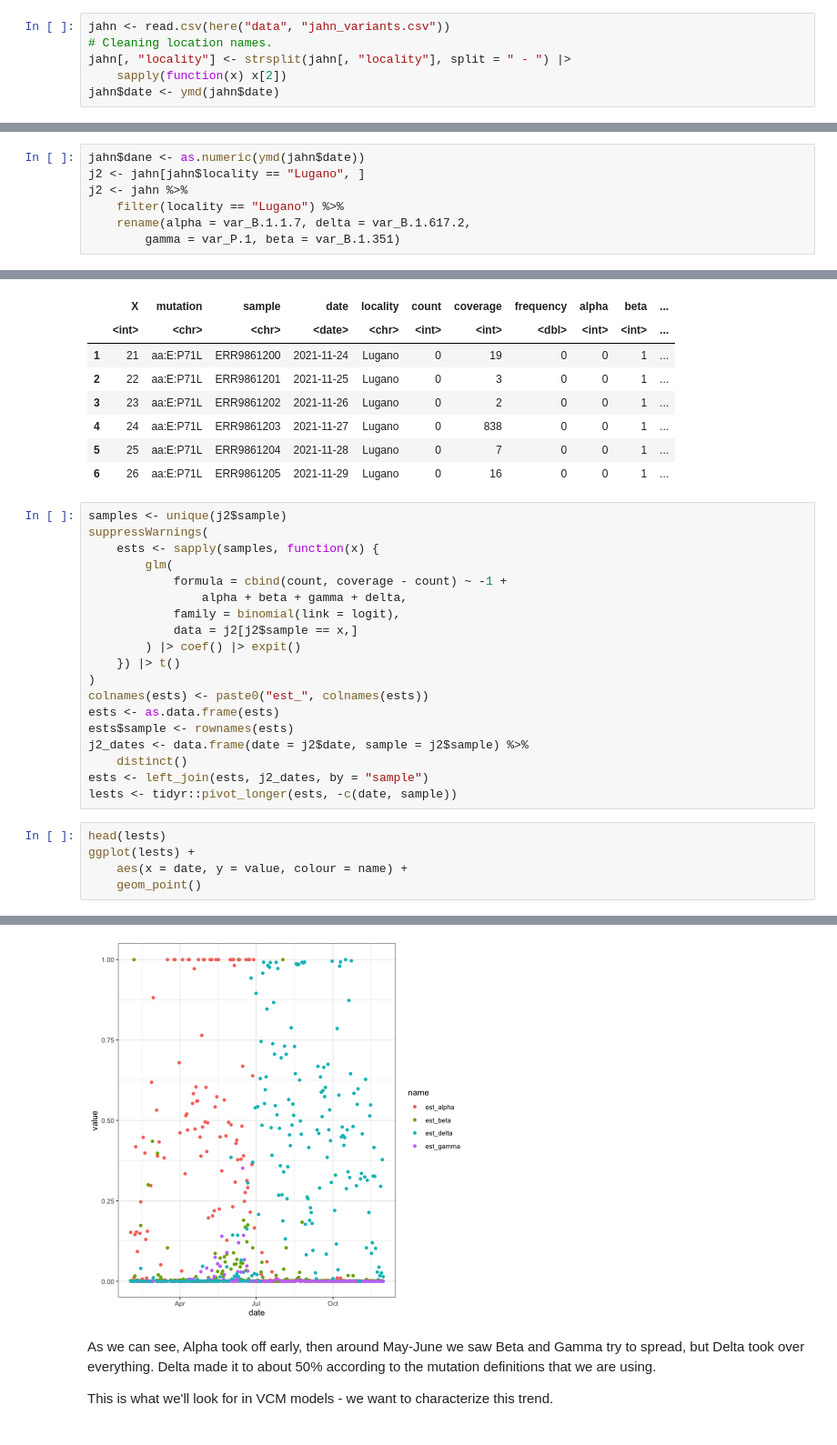
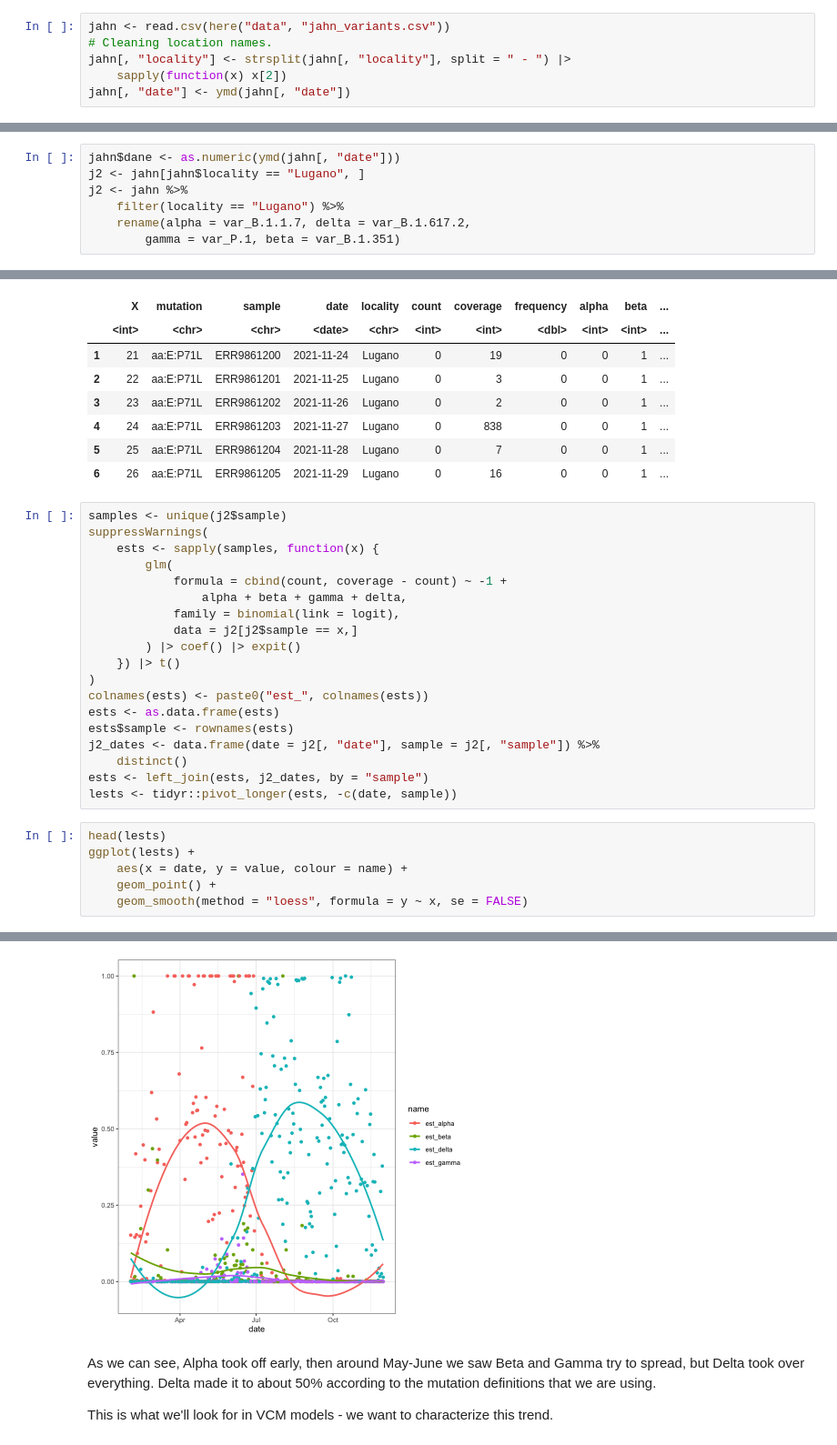
Before and after one commit to DASL-Lab/lineage-proportion-estimators, a Jupyter notebook: notebooks/varying-coefficient-model.ipynb, the cells around one changed output, grey strips where cells are left out. Shown at 91% size. Drawn from its saved outputs; the diff is of its cells as text.

```diff
--- a/notebooks/varying-coefficient-model.ipynb
+++ b/notebooks/varying-coefficient-model.ipynb
@@ -15,7 +15,7 @@ jahn <- read.csv(here("data", "jahn_variants.csv"))
 # Cleaning location names.
 jahn[, "locality"] <- strsplit(jahn[, "locality"], split = " - ") |>
     sapply(function(x) x[2])
-jahn$date <- ymd(jahn$date)
+jahn[, "date"] <- ymd(jahn[, "date"])
 # %%
 ggplot(jahn) +
     aes(x = ymd(date), y = frequency, colour = mutation) +
@@ -38,7 +38,7 @@ A data.frame: 6 × 12
 | 5 | 5 | aa:E:P71L | ERR5922202 | 2021-02-07 | Lausanne | 1 | 4953 | 0.0002018978 | 0 | 1 | ... |
 | 6 | 6 | aa:E:P71L | ERR5922203 | 2021-02-06 | Lausanne | 0 | 11 | 0.0000000000 | 0 | 1 | ... |
 # %%
-jahn$dane <- as.numeric(ymd(jahn$date))
+jahn$dane <- as.numeric(ymd(jahn[, "date"]))
 j2 <- jahn[jahn$locality == "Lugano", ]
 j2 <- jahn %>%
     filter(locality == "Lugano") %>%
@@ -91,26 +91,27 @@ suppressWarnings(
 colnames(ests) <- paste0("est_", colnames(ests))
 ests <- as.data.frame(ests)
 ests$sample <- rownames(ests)
-j2_dates <- data.frame(date = j2$date, sample = j2$sample) %>%
+j2_dates <- data.frame(date = j2[, "date"], sample = j2[, "sample"]) %>%
     distinct()
 ests <- left_join(ests, j2_dates, by = "sample")
 lests <- tidyr::pivot_longer(ests, -c(date, sample))
 # %%
 head(lests)
 ggplot(lests) +
     aes(x = date, y = value, colour = name) +
-    geom_point()
+    geom_point() +
+    geom_smooth(method = "loess", formula = y ~ x, se = FALSE)
 # %% [output]
 A tibble: 6 × 4
 | sample | date | name | value |
 | <chr> | <date> | <chr> | <dbl> |
 | ERR9861200 | 2021-11-24 | est_alpha | 5.971270e-04 |
 | ERR9861200 | 2021-11-24 | est_beta | 5.841070e-04 |
 | ERR9861200 | 2021-11-24 | est_gamma | 8.129314e-06 |
 | ERR9861200 | 2021-11-24 | est_delta | 4.428927e-03 |
 | ERR9861201 | 2021-11-25 | est_alpha | 8.220298e-04 |
 | ERR9861201 | 2021-11-25 | est_beta | 5.032072e-04 |
-[figure, old version]
+[figure, new version]
 # %% [markdown]
 As we can see, Alpha took off early, then around May-June we saw Beta and Gamma try to spread, but Delta took over everything. Delta made it to about 50% according to the mutation definitions that we are using.
 
```
Also changed, not shown: parts of 12 cells of this notebook.
